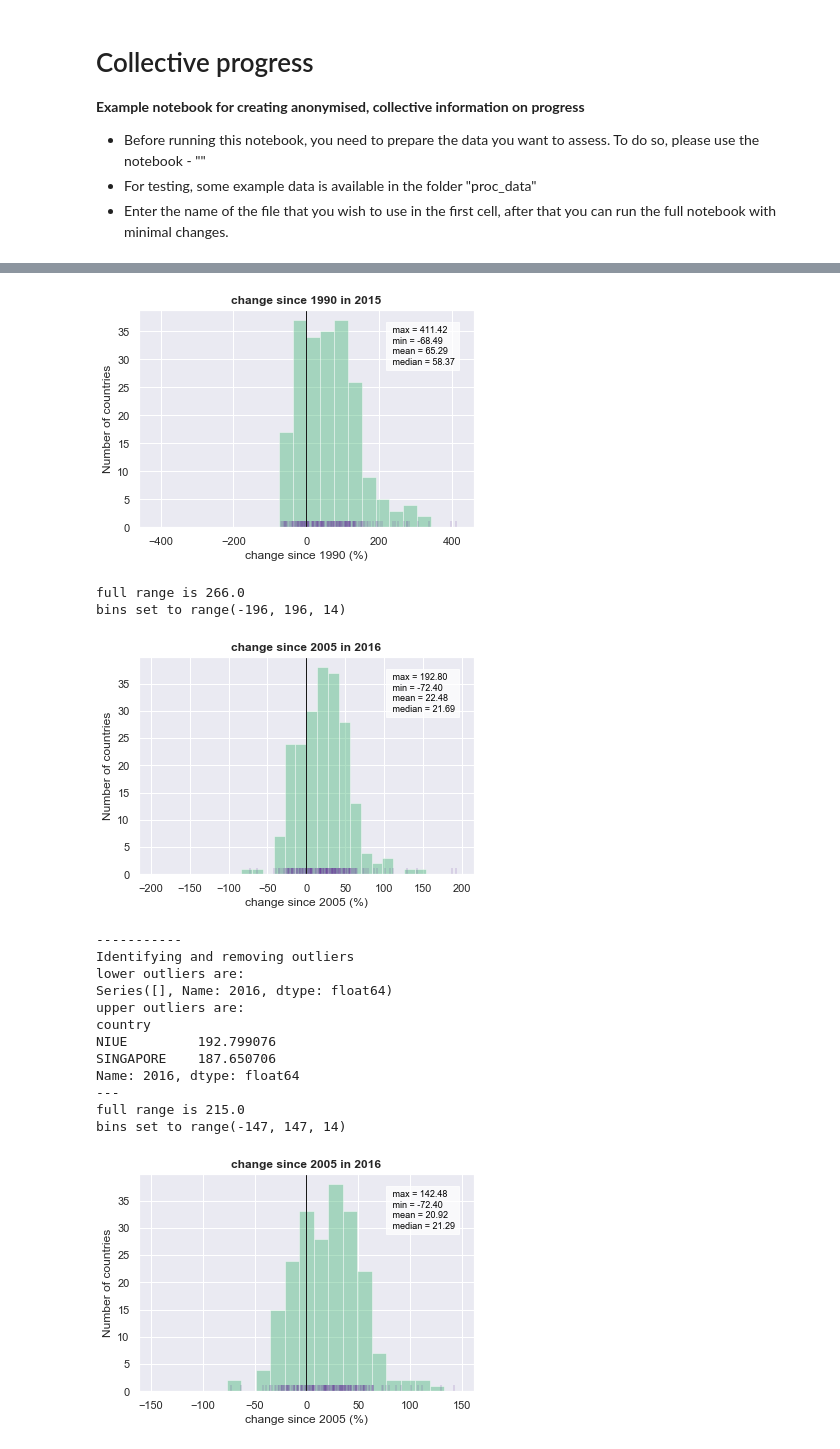
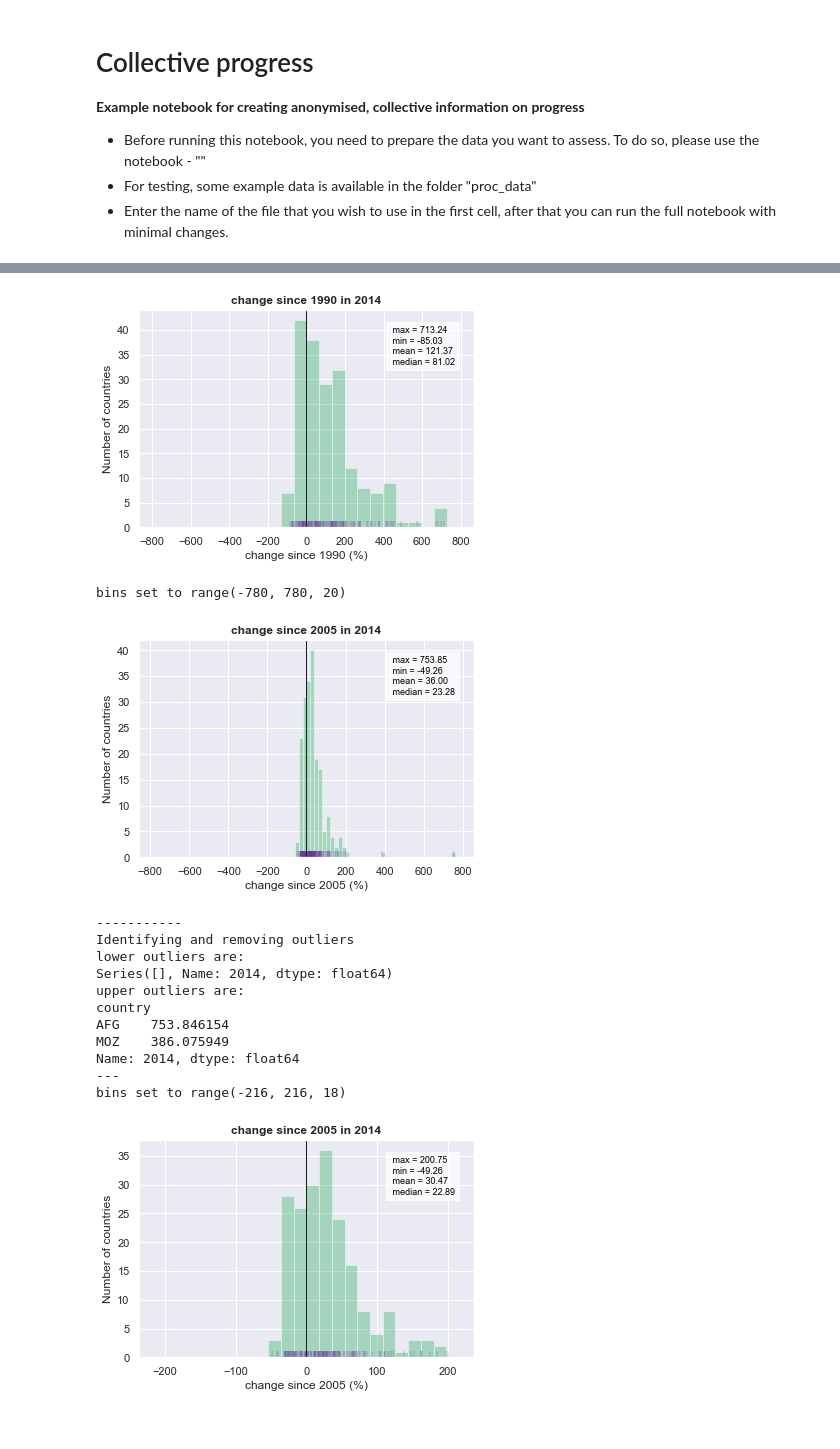
Before and after one commit to mljeffery/performance-distribution-tools, a Jupyter notebook: make-collective-progress-plots.ipynb, the cells around one changed output, grey strips where cells are left out. Drawn from its saved outputs; the diff is of its cells as text; code cells hidden in the pictures.

Commit message:
add notebook to process PRIMAP-hist data for plotting

```diff
--- a/make-collective-progress-plots.ipynb
+++ b/make-collective-progress-plots.ipynb
@@ -37,15 +48,16 @@ TODOs for data pre-processing
 # Choose what you would like to plot
 
 #TODO - recommend a file name format to include the variable and the source.
-data_file_name = 'PRIMAPHIST20-data-M0EL-KGHG.csv'
+#data_file_name = 'PRIMAPHIST20-data-M0EL-KGHG.csv'
 #data_file_name = 'UN-population-data-2017.csv'
-years_of_interest = ['1990', '2000', '2015']
+data_file_name = 'PRIMAP-hist_v2.0_Energy-CO2.csv'
+years_of_interest = ['1990', '2000', '2014']
 
 # read the data from file and extract the key information
-data = pd.read_csv('proc_data/' + data_file_name)
+# TODO - ensure platform insensitive
+data = pd.read_csv('proc-data/' + data_file_name)
 variable = data['variable'].unique()[0]
 unit = data['unit'].unique()[0]
-#years = gst_tools.get_years(data) #TODO
 
 data_years = utils.set_countries_as_index(data)
 data_years = data_years.dropna(axis=1, how='any')
@@ -348,18 +357,16 @@ def calculate_diff_since_yearX(df_abs, yearX):
     return df_abs_diff, df_perc_diff
 
 
-# TODO
 # run calculations
 df_abs_diff_1990, df_perc_diff_1990 = calculate_diff_since_yearX(data_years, '1990')
 df_abs_diff_2005, df_perc_diff_2005 = calculate_diff_since_yearX(data_years, '2005')
 
 # make plots
 for selected_year in years_of_interest:
-    make_histogram(df_perc_diff_1990[selected_year], "change since 1990", "%", remove_outliers=True)
+    make_histogram(df_perc_diff_1990[selected_year], "change since 1990", "%", remove_outliers=True, kTuk=3)
 
 make_histogram(df_perc_diff_2005.iloc[:,-1], "change since 2005", '%', remove_outliers=False)
 make_histogram(df_perc_diff_2005.iloc[:,-1], "change since 2005", '%', remove_outliers=True)
-# TODO - this last plot is not symmetroc around 0 - why?
 # %% [output]
 Calculating difference compared to 1990
 Calculating difference compared to 2005
@@ -400,17 +406,15 @@ bins set to range(-418, 418, 38)
-[figure, old version]
+[figure, new version]
-full range is 266.0
-bins set to range(-196, 196, 14)
+bins set to range(-780, 780, 20)
-[figure, old version]
+[figure, new version]
 -----------
 Identifying and removing outliers
 lower outliers are:
-Series([], Name: 2016, dtype: float64)
+Series([], Name: 2014, dtype: float64)
 upper outliers are:
 country
-NIUE         192.799076
-SINGAPORE    187.650706
-Name: 2016, dtype: float64
+AFG    753.846154
+MOZ    386.075949
+Name: 2014, dtype: float64
 ---
-full range is 215.0
-bins set to range(-147, 147, 14)
+bins set to range(-216, 216, 18)
-[figure, old version]
+[figure, new version]
```
Also changed, not shown: parts of 9 cells of this notebook, 9 other files.
